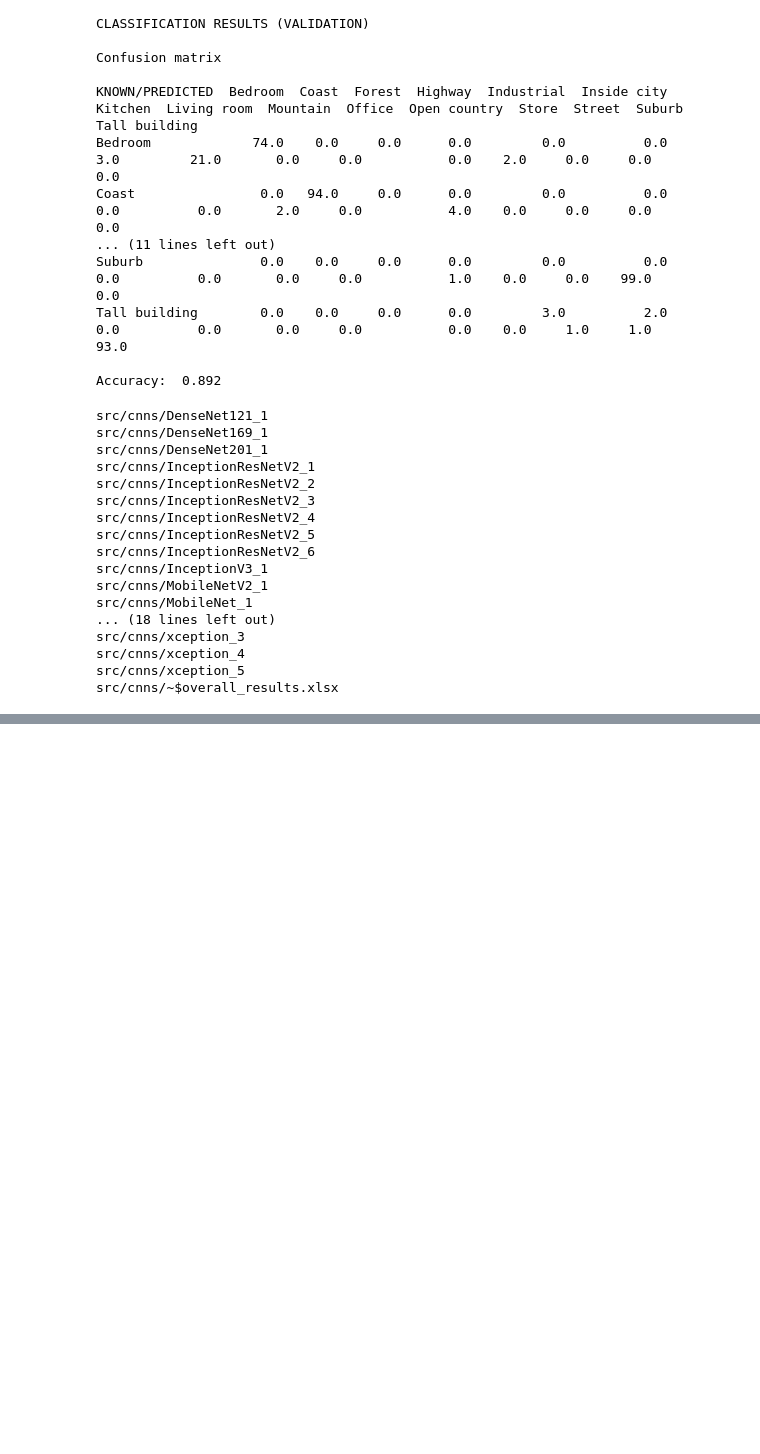
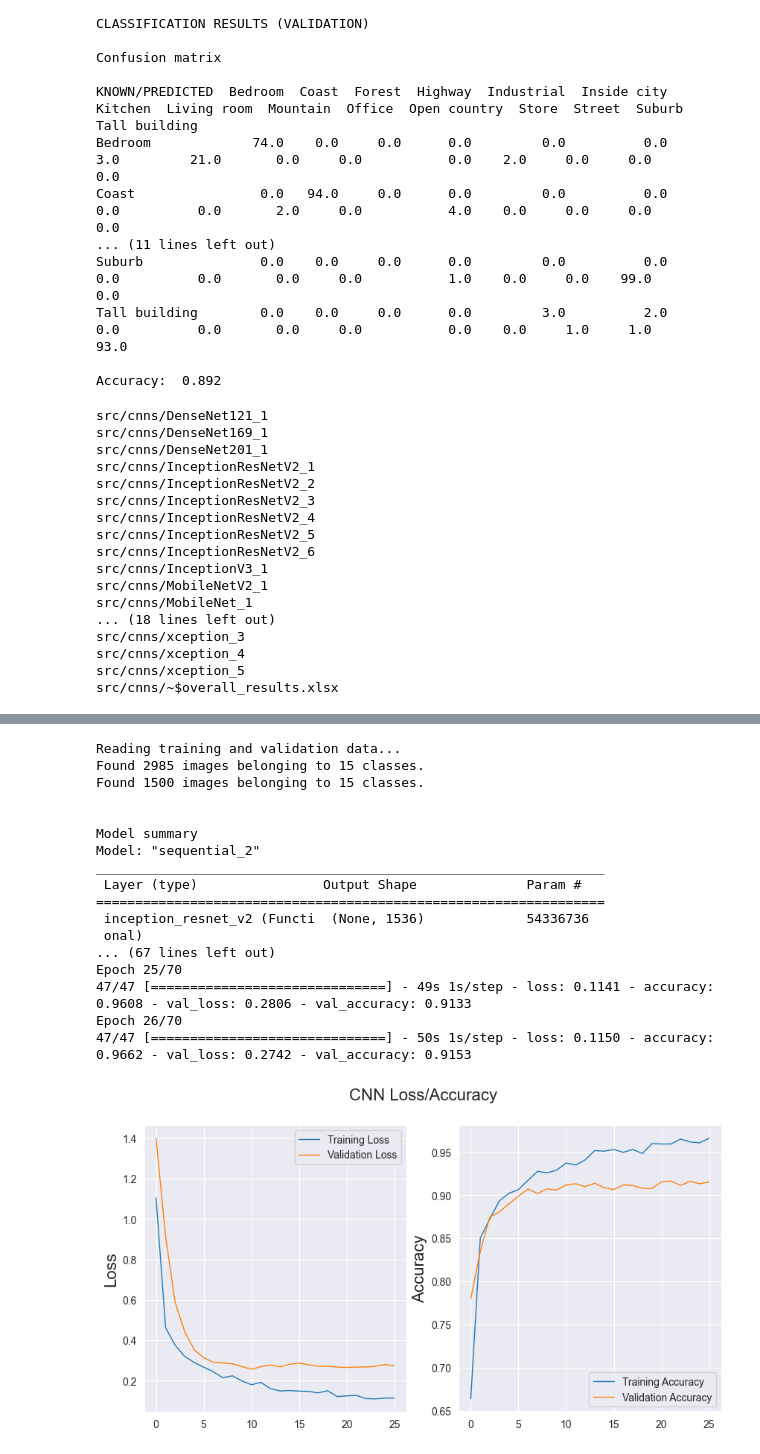
Before and after one commit to dieguisgs/ml2-deep-learning, a Jupyter notebook: 2-CNN.ipynb, the cells around one changed output, grey strips where cells are left out. Cells and saved outputs as stored; diff of their text form; code cells hidden in the pictures; blank space fills up the shorter version.

Commit message:
Some New Models Trained

```diff
--- a/2-CNN.ipynb
+++ b/2-CNN.ipynb
@@ -2525,11 +2578,30 @@ cnn_34.predict(validation_dir, "Validation")
 # %%
 cnn_35 = CNN(base_model='InceptionResNetV2', model_name='InceptionResNetV2_8')
 
-cnn_34.add(tf.keras.layers.Dense(1024, activation='relu'))
-cnn_34.add(tf.keras.layers.BatchNormalization())
-cnn_34.add(tf.keras.layers.Dense(1024, activation='relu'))
-cnn_34.add(tf.keras.layers.BatchNormalization())
-cnn_34.add(tf.keras.layers.Dense(15, activation='softmax'))
+cnn_35.add(tf.keras.layers.Dense(1024, activation='relu'))
+cnn_35.add(tf.keras.layers.BatchNormalization())
+cnn_35.add(tf.keras.layers.Dense(1024, activation='relu'))
+cnn_35.add(tf.keras.layers.BatchNormalization())
+cnn_35.add(tf.keras.layers.Dense(15, activation='softmax'))
 
-cnn_35.train(training_dir, validation_dir, epochs=70, early_stopping_patience=15,batc)
-cnn_34.save()
+cnn_35.train(training_dir, validation_dir, epochs=70, early_stopping_patience=15, training_batch_size = 64, validation_batch_size = 64)
+cnn_35.save()
+# %% [output]
+Reading training and validation data...
+Found 2985 images belonging to 15 classes.
+Found 1500 images belonging to 15 classes.
+
+
+Model summary
+Model: "sequential_2"
+_________________________________________________________________
+ Layer (type)                Output Shape              Param #
+=================================================================
+ inception_resnet_v2 (Functi  (None, 1536)             54336736
+ onal)
+... (67 lines left out)
+Epoch 25/70
+47/47 [==============================] - 49s 1s/step - loss: 0.1141 - accuracy: 0.9608 - val_loss: 0.2806 - val_accuracy: 0.9133
+Epoch 26/70
+47/47 [==============================] - 50s 1s/step - loss: 0.1150 - accuracy: 0.9662 - val_loss: 0.2742 - val_accuracy: 0.9153
+[figure, added]
```
Also changed, not shown: parts of 35 cells of this notebook, 2 other files.
